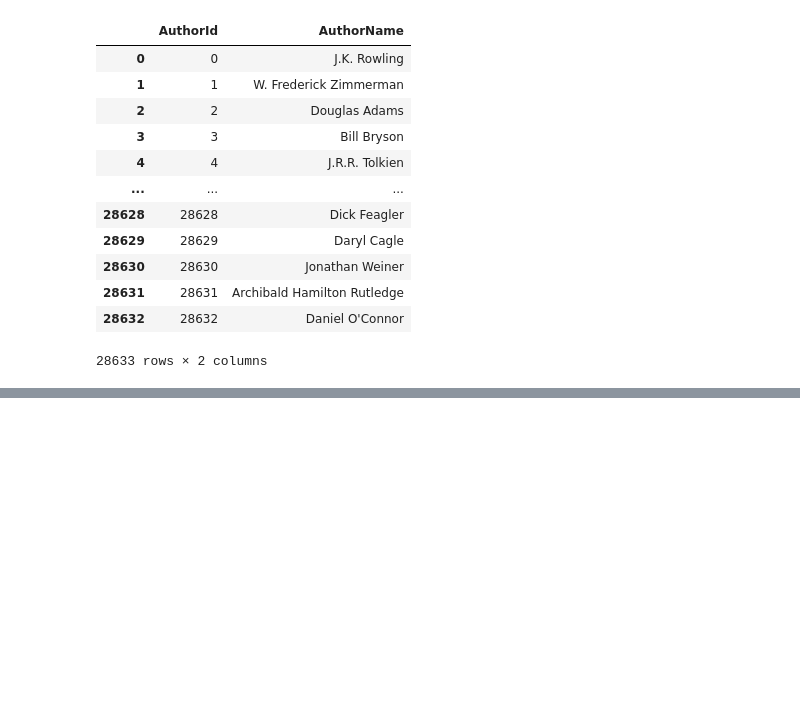
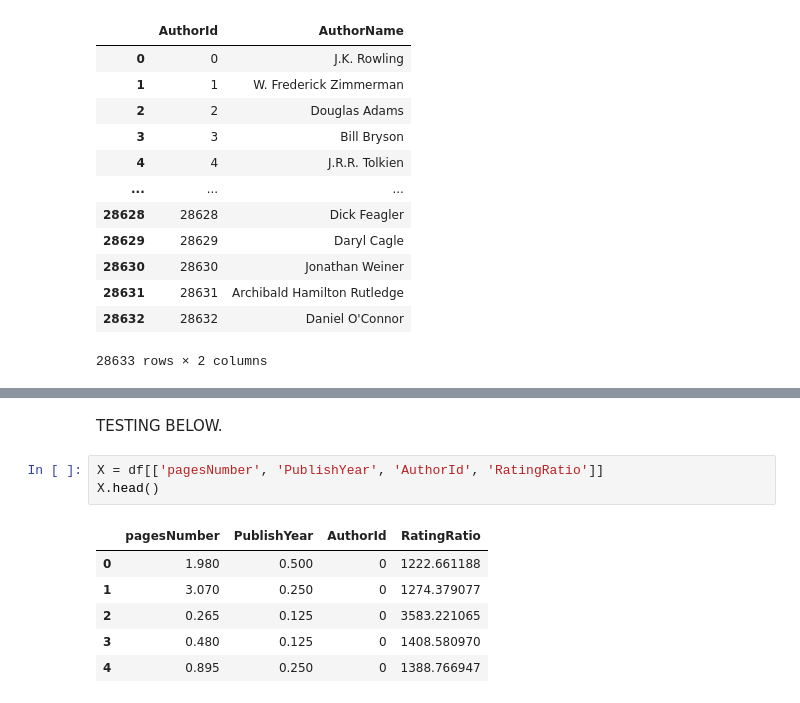
Before and after one commit to PhilippStahlbergGit/DAT251_project_library_app, a Jupyter notebook: DAT251_recommendations_system_.ipynb, the cells around one changed output, grey strips where cells are left out. Drawn from its saved outputs; the diff is of its cells as text; blank space fills up the shorter version.

```diff
--- a/DAT251_recommendations_system_.ipynb
+++ b/DAT251_recommendations_system_.ipynb
@@ -207,0 +270,12 @@ dfs
+# %% [markdown]
+TESTING BELOW.
+# %%
+X = df[['pagesNumber', 'PublishYear', 'AuthorId', 'RatingRatio']]
+X.head()
+# %% [output]
+|  | pagesNumber | PublishYear | AuthorId | RatingRatio |
+| 0 | 1.980 | 0.500 | 0 | 1222.661188 |
+| 1 | 3.070 | 0.250 | 0 | 1274.379077 |
+| 2 | 0.265 | 0.125 | 0 | 3583.221065 |
+| 3 | 0.480 | 0.125 | 0 | 1408.580970 |
+| 4 | 0.895 | 0.250 | 0 | 1388.766947 |
```
Also changed, not shown: parts of 15 cells of this notebook.
